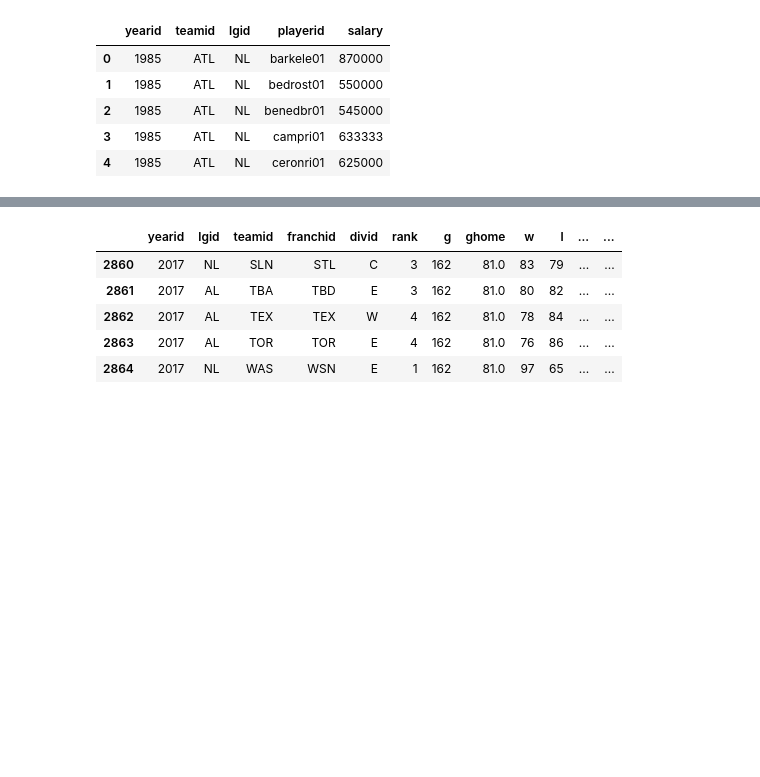
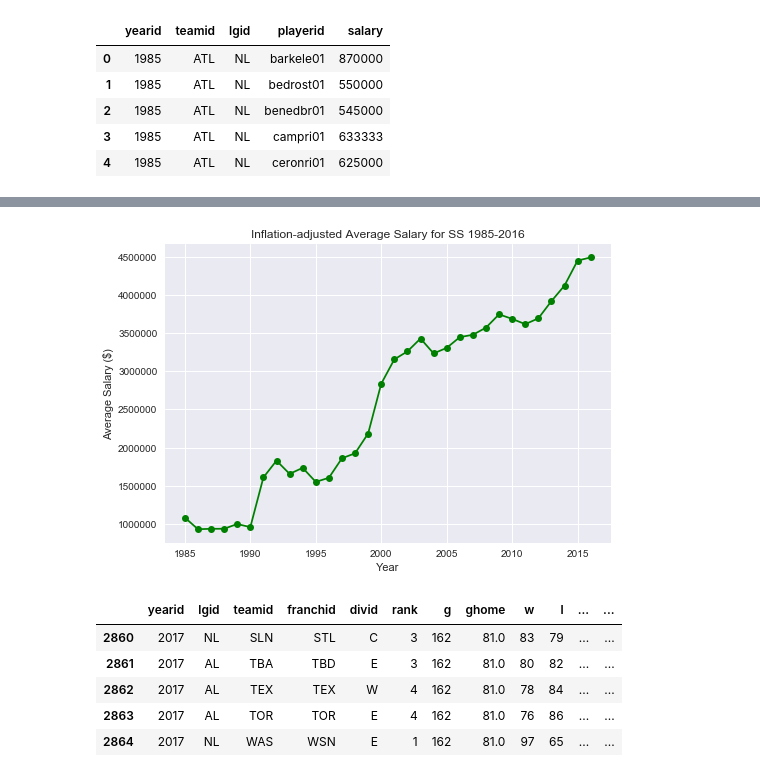
Before and after one commit to javierl79/project_1, a Jupyter notebook: Project One.ipynb, the cells around one changed output, grey strips where cells are left out. Cells and saved outputs as stored; diff of their text form; code cells hidden in the pictures; blank space fills up the shorter version.

Commit message:
Adding inflation data, calculations, and plot

```diff
--- a/Project One.ipynb
+++ b/Project One.ipynb
@@ -59,3 +57,7 @@ salary_df.head()
 | 2 | 1985 | ATL | NL | benedbr01 | 545000 |
 | 3 | 1985 | ATL | NL | campri01 | 633333 |
 | 4 | 1985 | ATL | NL | ceronri01 | 625000 |
+# %%
+#Group the salaries by mean
+yearly_average_salary = pd.DataFrame(salary_df.groupby('yearid').mean())
+yearly_average_salary.head()
@@ -61,0 +72,7 @@ salary_df.head()
+# %%
+#Read inflation data from CSV
+cpi = pd.read_csv("CPI_1985-2017_raw.csv")
+cpi_df = pd.DataFrame(cpi)
+cpi_year = cpi_df["yearid"]
+cpi_df.set_index('yearid', inplace=True)
+cpi_df.head()
@@ -61,0 +87,7 @@ salary_df.head()
+# %%
+#Calculate inflation-adjusted average annual SS salary
+cpi_adjust = cpi_df["cpi"]
+current_cpi = cpi_df.iloc[-1][-1]
+for i in yearly_average_salary:
+    adjusted_yearly_average_salary = yearly_average_salary[i] * current_cpi / cpi_adjust
+adjusted_yearly_average_salary.head()
@@ -62,3 +102,16 @@ salary_df.head()
+# %%
+#Plot inflation-adjusted average annual salary
+year = cpi_year
+plt.plot(year, adjusted_yearly_average_salary, marker ="o", color="green", label=year)
+
+plt.title("Inflation-adjusted Average Salary for SS 1985-2016")
+plt.ylabel("Average Salary ($)")
+plt.xlabel("Year")
+plt.grid(True)
+
+plt.show()
+# %% [output]
+[figure, added]
 # %%
 #Create Teams DF
 teams_df = stat_data.dataframes['teams']
```
Also changed, not shown: parts of 6 cells of this notebook, 1 other file.
